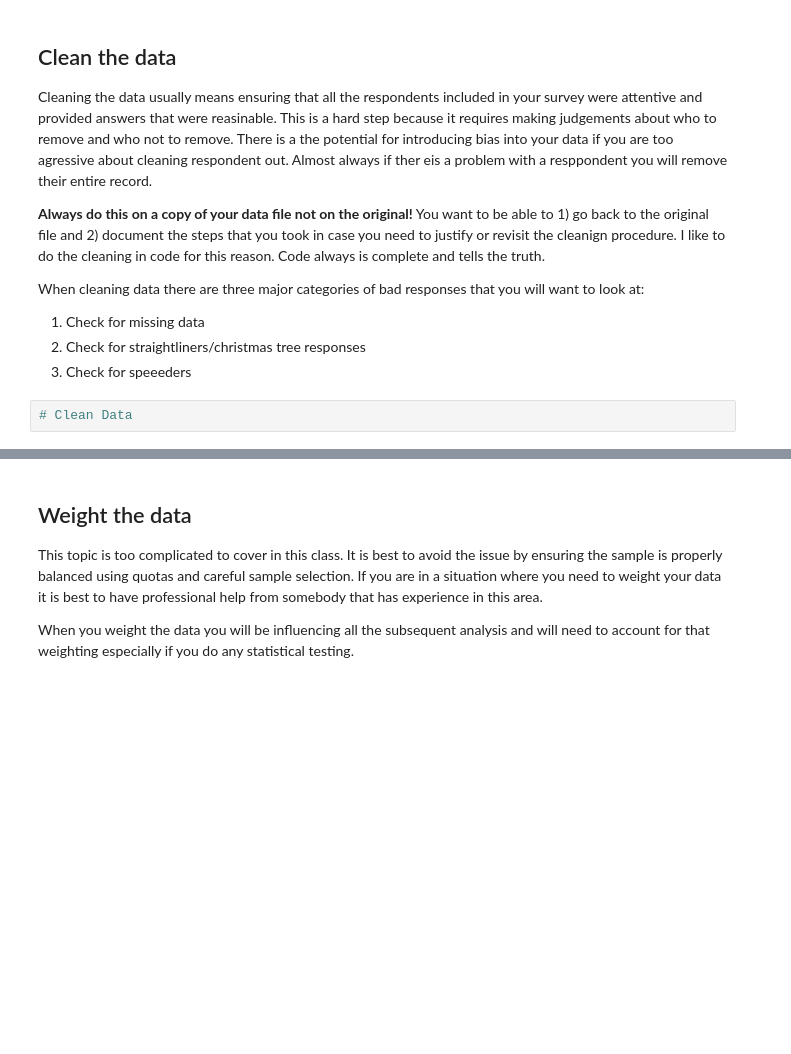
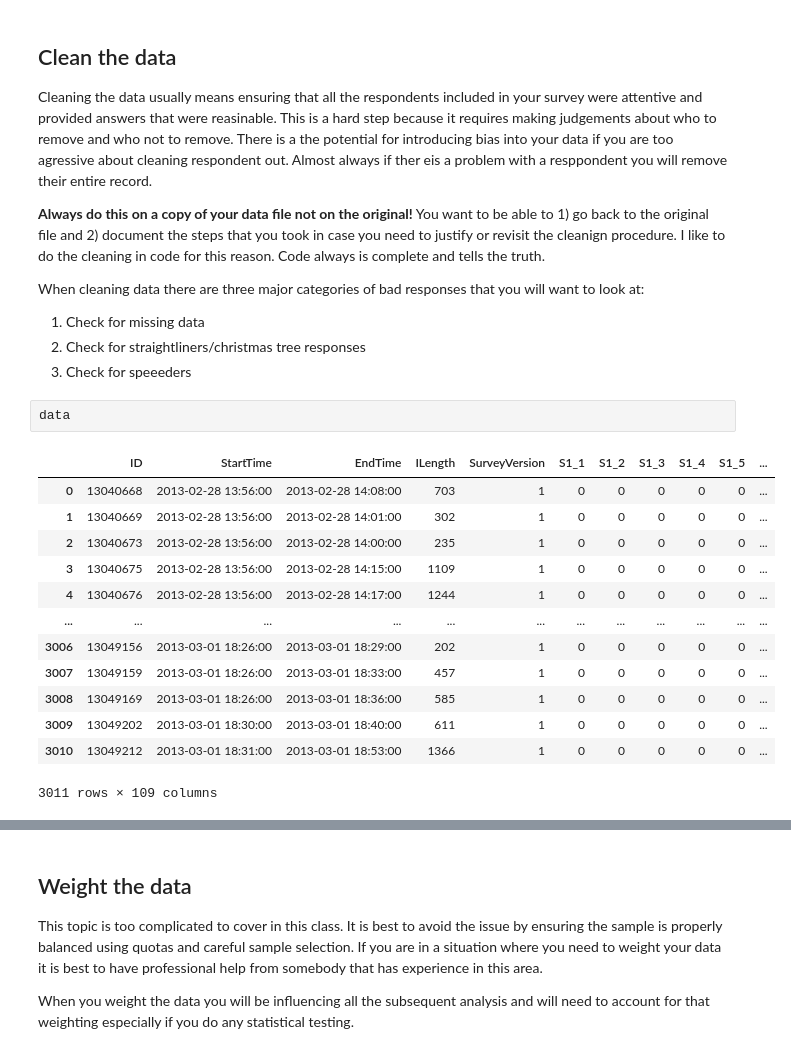
Before and after one commit to statuser/MBA656AWebsite, a Jupyter notebook: Unit 2/Survey Analysis Lecture.ipynb, the cells around one changed output, grey strips where cells are left out. Drawn from its saved outputs; the diff is of its cells as text; blank space fills up the shorter version.

```diff
--- a/Unit 2/Survey Analysis Lecture.ipynb
+++ b/Unit 2/Survey Analysis Lecture.ipynb
@@ -63,5 +124,19 @@ When cleaning data there are three major categories of bad responses that you wi
 1. Check for missing data
 2. Check for straightliners/christmas tree responses
 3. Check for speeeders
-# %%
-# Clean Data
+# %%
+data
+# %% [output]
+|  | ID | StartTime | EndTime | ILength | SurveyVersion | S1_1 | S1_2 | S1_3 | S1_4 | S1_5 | ... |
+| 0 | 13040668 | 2013-02-28 13:56:00 | 2013-02-28 14:08:00 | 703 | 1 | 0 | 0 | 0 | 0 | 0 | ... |
+| 1 | 13040669 | 2013-02-28 13:56:00 | 2013-02-28 14:01:00 | 302 | 1 | 0 | 0 | 0 | 0 | 0 | ... |
+| 2 | 13040673 | 2013-02-28 13:56:00 | 2013-02-28 14:00:00 | 235 | 1 | 0 | 0 | 0 | 0 | 0 | ... |
+| 3 | 13040675 | 2013-02-28 13:56:00 | 2013-02-28 14:15:00 | 1109 | 1 | 0 | 0 | 0 | 0 | 0 | ... |
+| 4 | 13040676 | 2013-02-28 13:56:00 | 2013-02-28 14:17:00 | 1244 | 1 | 0 | 0 | 0 | 0 | 0 | ... |
+| ... | ... | ... | ... | ... | ... | ... | ... | ... | ... | ... | ... |
+| 3006 | 13049156 | 2013-03-01 18:26:00 | 2013-03-01 18:29:00 | 202 | 1 | 0 | 0 | 0 | 0 | 0 | ... |
+| 3007 | 13049159 | 2013-03-01 18:26:00 | 2013-03-01 18:33:00 | 457 | 1 | 0 | 0 | 0 | 0 | 0 | ... |
+| 3008 | 13049169 | 2013-03-01 18:26:00 | 2013-03-01 18:36:00 | 585 | 1 | 0 | 0 | 0 | 0 | 0 | ... |
+| 3009 | 13049202 | 2013-03-01 18:30:00 | 2013-03-01 18:40:00 | 611 | 1 | 0 | 0 | 0 | 0 | 0 | ... |
+| 3010 | 13049212 | 2013-03-01 18:31:00 | 2013-03-01 18:53:00 | 1366 | 1 | 0 | 0 | 0 | 0 | 0 | ... |
+3011 rows × 109 columns
```
Also changed, not shown: parts of 18 cells of this notebook, 3 other files.
